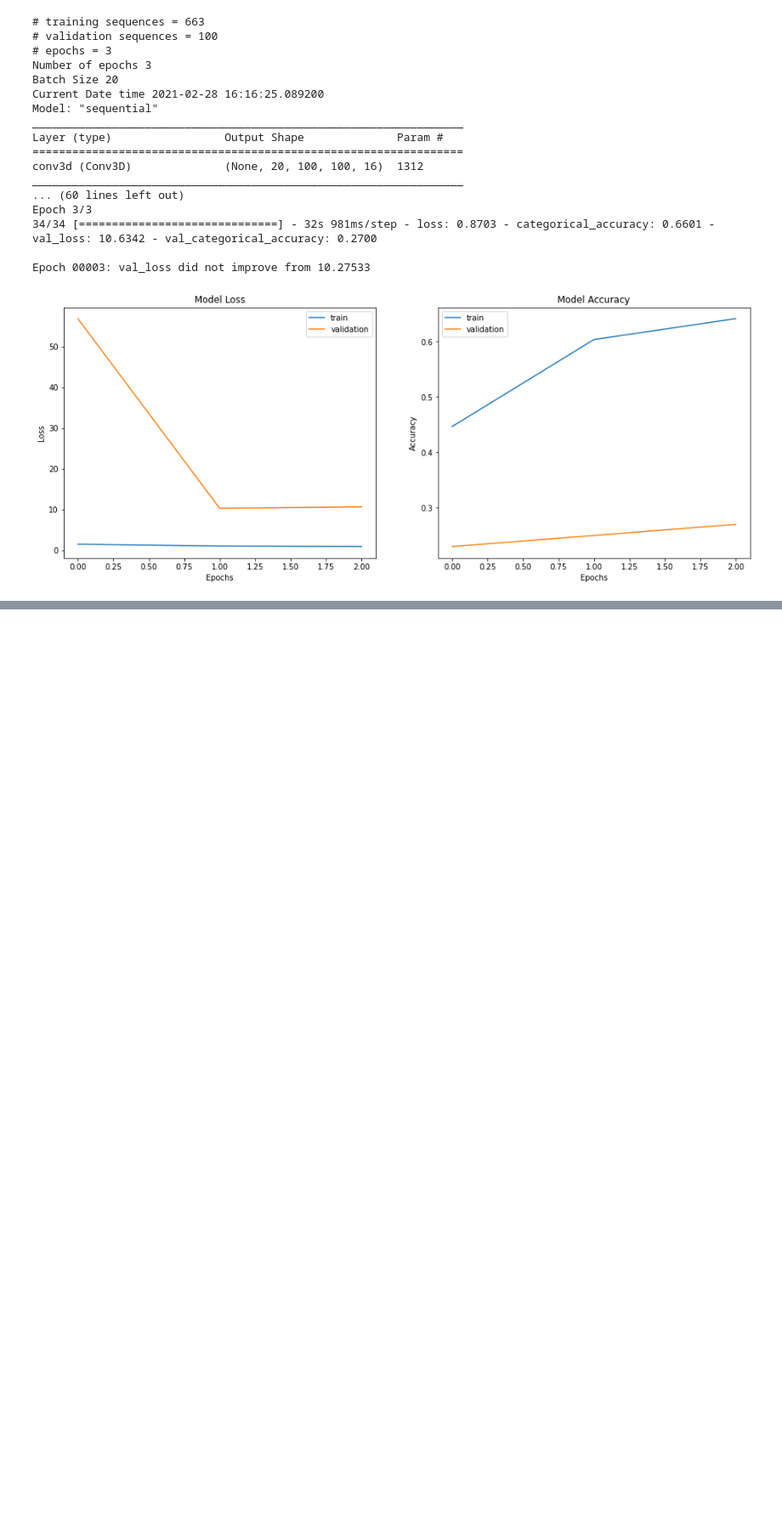
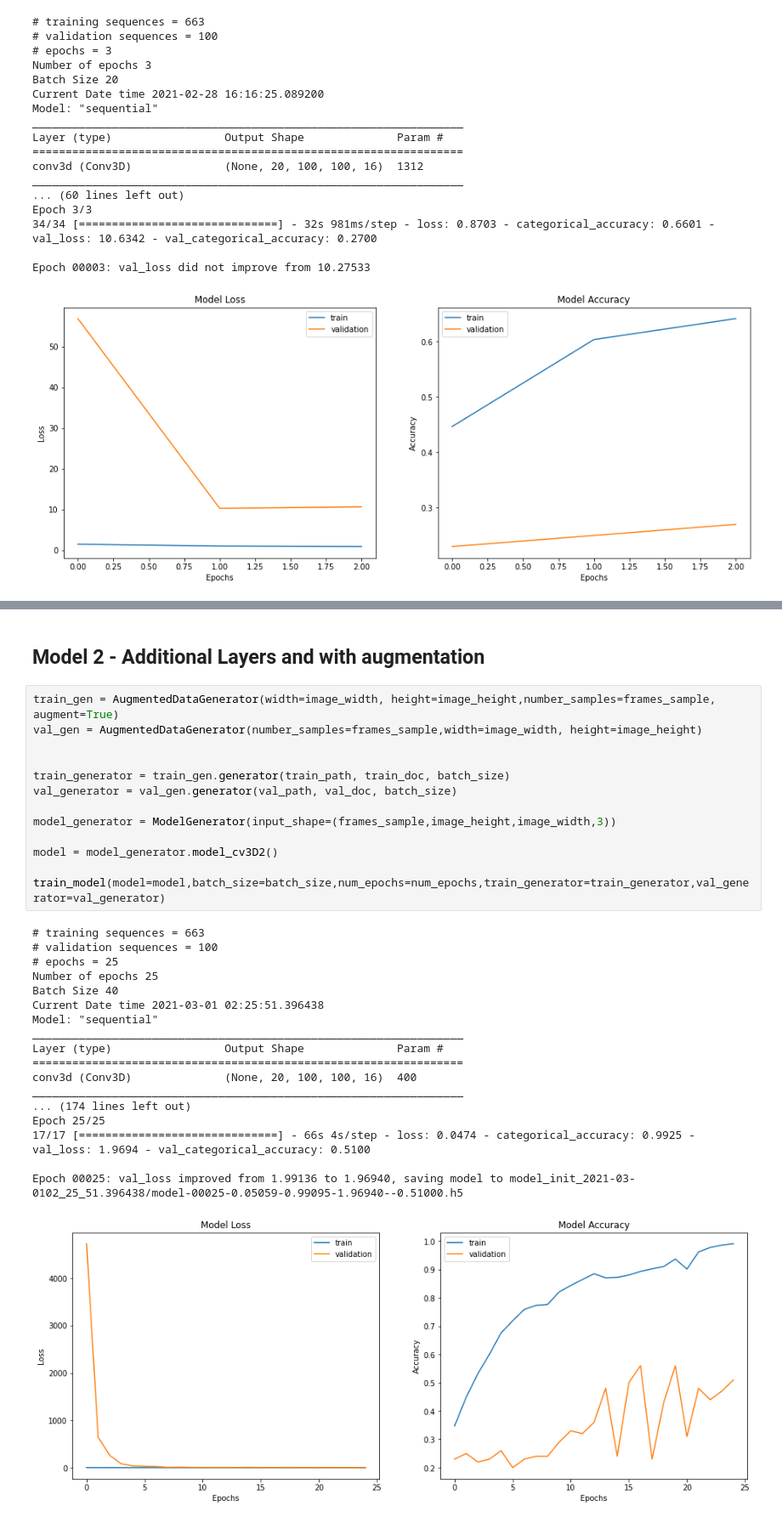
Before and after one commit to ranitha84/gesture_recognition, a Jupyter notebook: Gesture_Recognition.ipynb, the cells around one changed output, grey strips where cells are left out. Shown at 85% size. Saved outputs shown, nothing was run; the diff lists cells and outputs as text; blank space fills up the shorter version.

```diff
--- a/Gesture_Recognition.ipynb
+++ b/Gesture_Recognition.ipynb
@@ -424,0 +631,34 @@ Epoch 00025: val_loss did not improve from 1.28915
+# %% [markdown]
+## Model 2 - Additional Layers and with augmentation
+# %%
+train_gen = AugmentedDataGenerator(width=image_width, height=image_height,number_samples=frames_sample, augment=True)
+val_gen = AugmentedDataGenerator(number_samples=frames_sample,width=image_width, height=image_height)
+
+
+train_generator = train_gen.generator(train_path, train_doc, batch_size)
+val_generator = val_gen.generator(val_path, val_doc, batch_size)
+
+model_generator = ModelGenerator(input_shape=(frames_sample,image_height,image_width,3))
+
+model = model_generator.model_cv3D2()
+
+train_model(model=model,batch_size=batch_size,num_epochs=num_epochs,train_generator=train_generator,val_generator=val_generator)
+# %% [output]
+# training sequences = 663
+# validation sequences = 100
+# epochs = 25
+Number of epochs 25
+Batch Size 40
+Current Date time 2021-03-01 02:25:51.396438
+Model: "sequential"
+_________________________________________________________________
+Layer (type)                 Output Shape              Param #
+=================================================================
+conv3d (Conv3D)              (None, 20, 100, 100, 16)  400
+_________________________________________________________________
+... (174 lines left out)
+Epoch 25/25
+17/17 [==============================] - 66s 4s/step - loss: 0.0474 - categorical_accuracy: 0.9925 - val_loss: 1.9694 - val_categorical_accuracy: 0.5100
+
+Epoch 00025: val_loss improved from 1.99136 to 1.96940, saving model to model_init_2021-03-0102_25_51.396438/model-00025-0.05059-0.99095-1.96940--0.51000.h5
+[figure, added]
```
Also changed, not shown: parts of 22 cells of this notebook.
